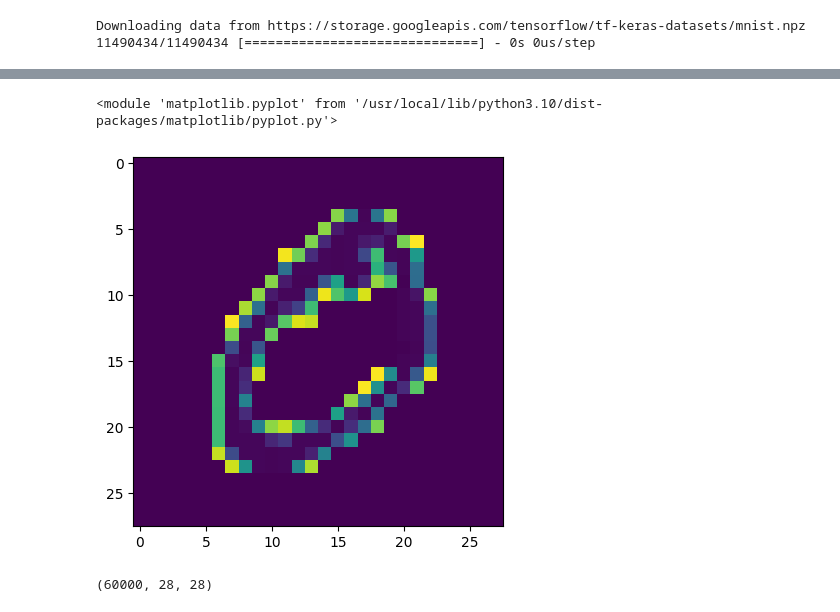
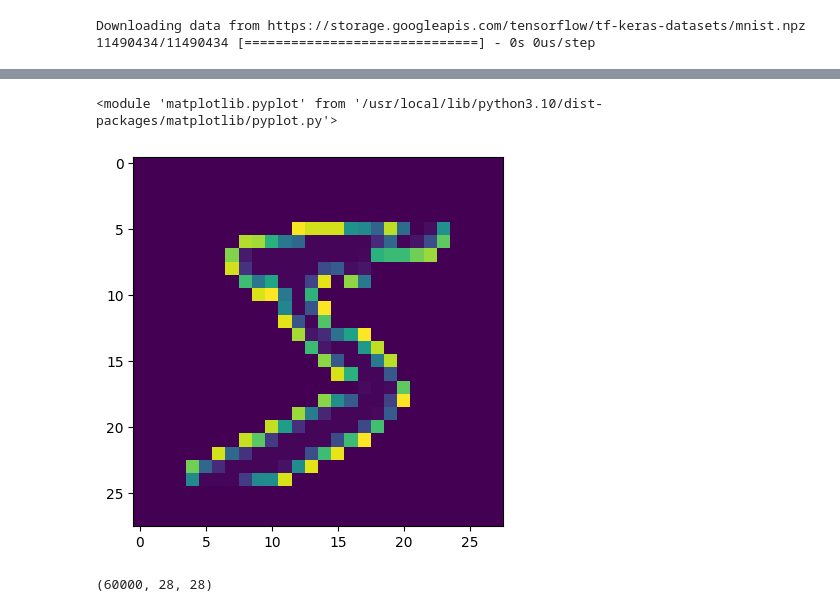
Before and after one commit to steenbergen/DeepLearn, a Jupyter notebook: feedforward.ipynb, the cells around one changed output, grey strips where cells are left out. Cells and saved outputs as stored; diff of their text form; code cells hidden in the pictures.

```diff
--- a/feedforward.ipynb
+++ b/feedforward.ipynb
@@ -31,18 +31,18 @@ array([[  0,   0,   0,   0,   0,   0,   0,   0,   0,   0,   0,   0,   0,
 # %%
 import numpy as np
 import PIL.Image as pil
 from matplotlib import pyplot as plt
 def gen_image(arr):
     two_d = (np.reshape(arr, (28, 28)) * 255).astype(np.uint8)
     plt.imshow(two_d, interpolation='nearest')
     return plt
 
 
-img1 = train_images[1]
+img1 = train_images[0]
 gen_image(img1)
 # %% [output]
 <module 'matplotlib.pyplot' from '/usr/local/lib/python3.10/dist-packages/matplotlib/pyplot.py'>
-[figure, old version]
+[figure, new version]
 # %%
 train_images.shape
 # %% [output]
```
Also changed, not shown: parts of 9 cells of this notebook.
